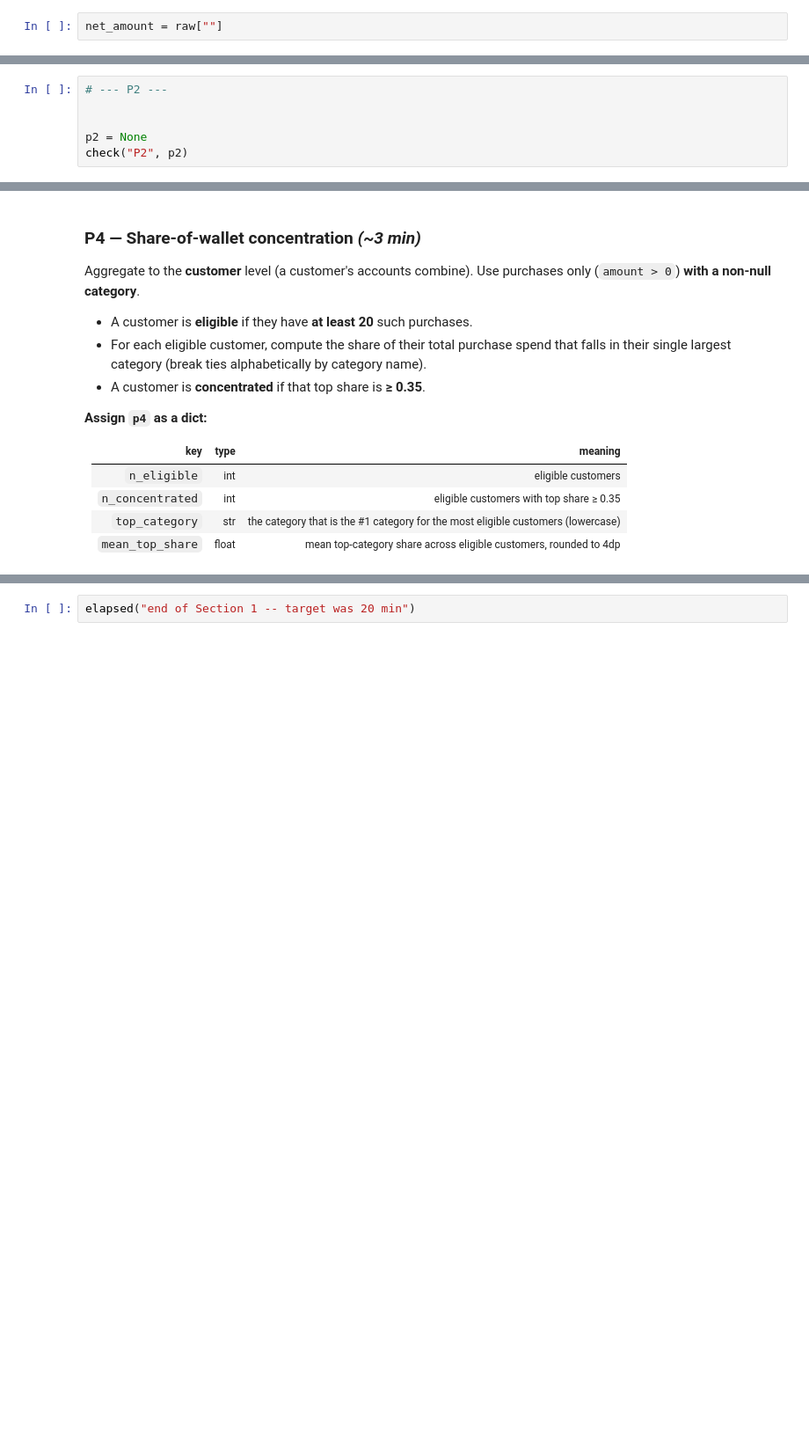
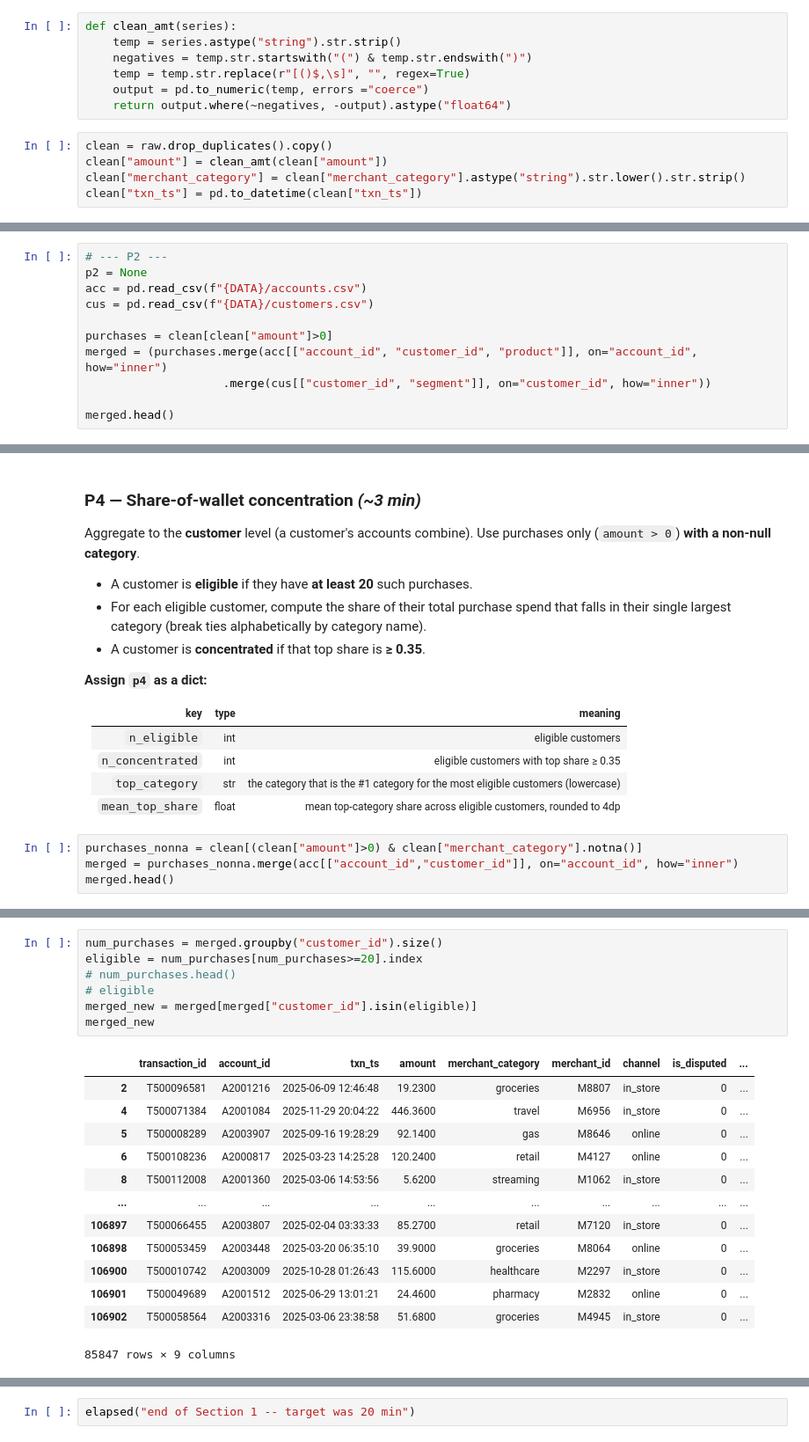
Before and after one commit to Roccolee18/ds_practice, a Jupyter notebook: attempts/2026-09-17-capital-one-ds/exam.ipynb, the cells around one changed output, grey strips where cells are left out. Shown at 88% size. Saved outputs shown, nothing was run; the diff lists cells and outputs as text; blank space fills up the shorter version.

```diff
--- a/attempts/2026-09-17-capital-one-ds/exam.ipynb
+++ b/attempts/2026-09-17-capital-one-ds/exam.ipynb
@@ -187,4 +177,14 @@ n_categories = n_categories.shape[0]
 # %%
-net_amount = raw[""]
+def clean_amt(series):
+    temp = series.astype("string").str.strip()
+    negatives = temp.str.startswith("(") & temp.str.endswith(")")
+    temp = temp.str.replace(r"[()$,\s]", "", regex=True)
+    output = pd.to_numeric(temp, errors ="coerce")
+    return output.where(~negatives, -output).astype("float64")
+# %%
+clean = raw.drop_duplicates().copy()
+clean["amount"] = clean_amt(clean["amount"])
+clean["merchant_category"] = clean["merchant_category"].astype("string").str.lower().str.strip()
+clean["txn_ts"] = pd.to_datetime(clean["txn_ts"])
 # %%
 # --- P1 ---
@@ -217,7 +218,12 @@ For each `(segment, product)` pair compute
 "spend_per_account"]`, sorted by `segment` then `product` ascending, with a clean `RangeIndex`.
 # %%
 # --- P2 ---
+p2 = None
+acc = pd.read_csv(f"{DATA}/accounts.csv")
+cus = pd.read_csv(f"{DATA}/customers.csv")
 
+purchases = clean[clean["amount"]>0]
+merged = (purchases.merge(acc[["account_id", "customer_id", "product"]], on="account_id", how="inner")
+                    .merge(cus[["customer_id", "segment"]], on="customer_id", how="inner"))
 
-p2 = None
-check("P2", p2)
+merged.head()
@@ -271,3 +372,7 @@ Aggregate to the **customer** level (a customer's accounts combine). Use purchas
 | `n_concentrated` | int | eligible customers with top share ≥ 0.35 |
 | `top_category` | str | the category that is the #1 category for the most eligible customers (lowercase) |
 | `mean_top_share` | float | mean top-category share across eligible customers, rounded to 4dp |
+# %%
+purchases_nonna = clean[(clean["amount"]>0) & clean["merchant_category"].notna()]
+merged = purchases_nonna.merge(acc[["account_id","customer_id"]], on="account_id", how="inner")
+merged.head()
@@ -273,0 +386,21 @@ Aggregate to the **customer** level (a customer's accounts combine). Use purchas
+# %%
+num_purchases = merged.groupby("customer_id").size()
+eligible = num_purchases[num_purchases>=20].index
+# num_purchases.head()
+# eligible
+merged_new = merged[merged["customer_id"].isin(eligible)]
+merged_new
+# %% [output]
+|  | transaction_id | account_id | txn_ts | amount | merchant_category | merchant_id | channel | is_disputed | ... |
+| 2 | T500096581 | A2001216 | 2025-06-09 12:46:48 | 19.2300 | groceries | M8807 | in_store | 0 | ... |
+| 4 | T500071384 | A2001084 | 2025-11-29 20:04:22 | 446.3600 | travel | M6956 | in_store | 0 | ... |
+| 5 | T500008289 | A2003907 | 2025-09-16 19:28:29 | 92.1400 | gas | M8646 | online | 0 | ... |
+| 6 | T500108236 | A2000817 | 2025-03-23 14:25:28 | 120.2400 | retail | M4127 | online | 0 | ... |
+| 8 | T500112008 | A2001360 | 2025-03-06 14:53:56 | 5.6200 | streaming | M1062 | in_store | 0 | ... |
+| ... | ... | ... | ... | ... | ... | ... | ... | ... | ... |
+| 106897 | T500066455 | A2003807 | 2025-02-04 03:33:33 | 85.2700 | retail | M7120 | in_store | 0 | ... |
+| 106898 | T500053459 | A2003448 | 2025-03-20 06:35:10 | 39.9000 | groceries | M8064 | online | 0 | ... |
+| 106900 | T500010742 | A2003009 | 2025-10-28 01:26:43 | 115.6000 | healthcare | M2297 | in_store | 0 | ... |
+| 106901 | T500049689 | A2001512 | 2025-06-29 13:01:21 | 24.4600 | pharmacy | M2832 | online | 0 | ... |
+| 106902 | T500058564 | A2003316 | 2025-03-06 23:38:58 | 51.6800 | groceries | M4945 | in_store | 0 | ... |
+85847 rows × 9 columns
```
Also changed, not shown: parts of 13 cells of this notebook.
